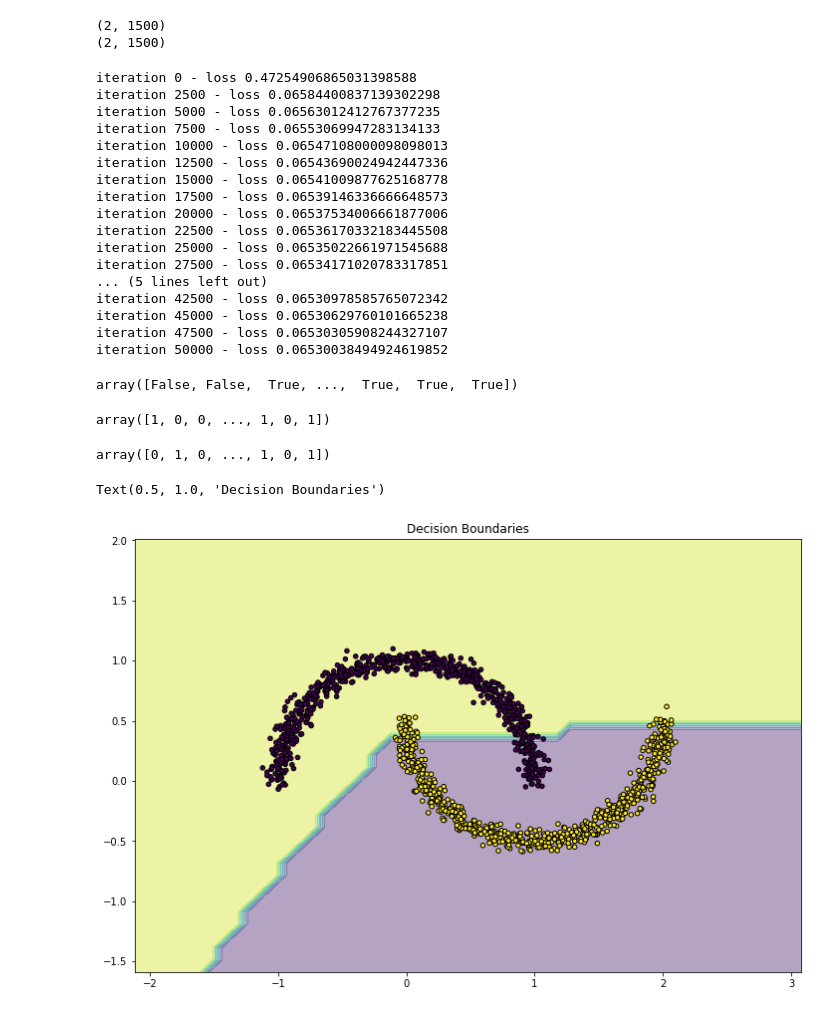
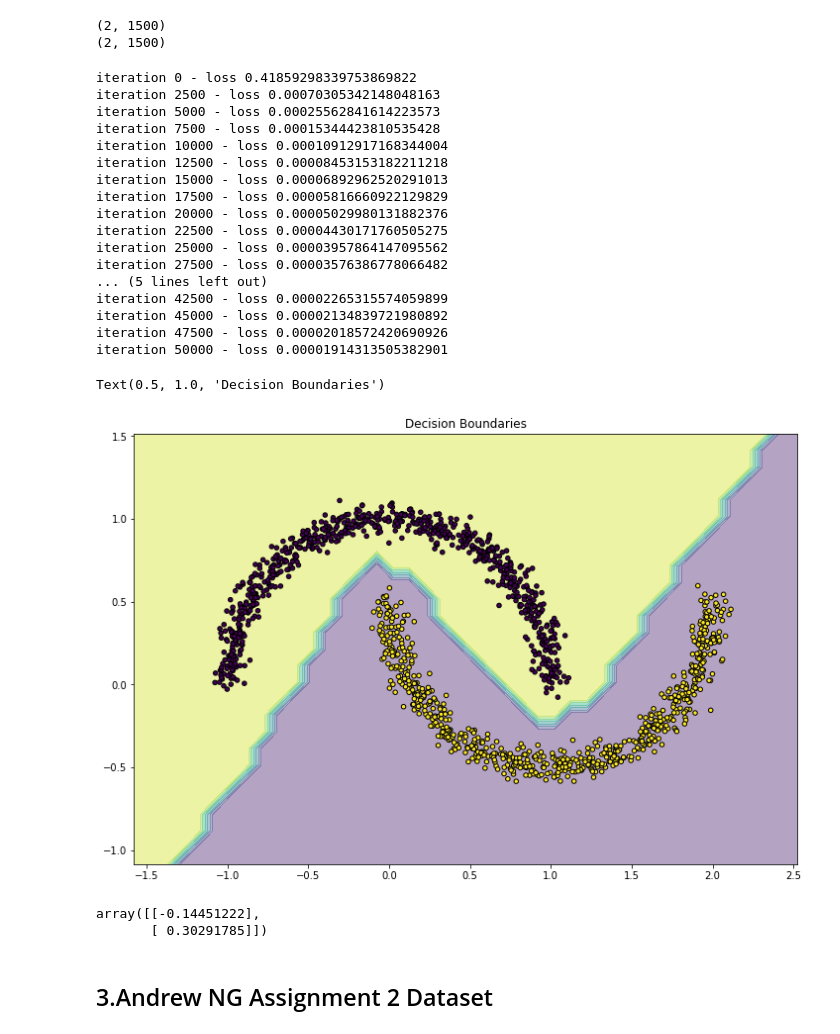
Before and after one commit to mcagriardic/Andrew-NG-Coursera, a Jupyter notebook: ex4/NeuralNetwork_class.ipynb, the cells around one changed output. Saved outputs shown, nothing was run; the diff lists cells and outputs as text; code cells hidden in the pictures.

Commit message:
tested the network with some benchmark datasets

```diff
--- a/ex4/NeuralNetwork_class.ipynb
+++ b/ex4/NeuralNetwork_class.ipynb
@@ -313,8 +295,8 @@ print(Y.shape)
 (2, 1500)
 # %%
 model = NeuralNetwork(
-    input_layer=(2, "elu"),
-    hidden_layer=[(6, "elu"),(4, "sigmoid")],
+    input_layer=(2, "tanh"),
+    hidden_layer=[(6, "tanh"),(4, "sigmoid")],
     output_layer=2,
     alpha=0.5,
     no_of_iterations=50000
@@ -322,55 +304,50 @@ model = NeuralNetwork(
 
 model.fit(X, Y)
 # %% [output]
-iteration 0 - loss 0.47254906865031398588
-iteration 2500 - loss 0.06584400837139302298
-iteration 5000 - loss 0.06563012412767377235
-iteration 7500 - loss 0.06553069947283134133
-iteration 10000 - loss 0.06547108000098098013
-iteration 12500 - loss 0.06543690024942447336
-iteration 15000 - loss 0.06541009877625168778
-iteration 17500 - loss 0.06539146336666648573
-iteration 20000 - loss 0.06537534006661877006
-iteration 22500 - loss 0.06536170332183445508
-iteration 25000 - loss 0.06535022661971545688
-iteration 27500 - loss 0.06534171020783317851
+iteration 0 - loss 0.41859298339753869822
+iteration 2500 - loss 0.00070305342148048163
+iteration 5000 - loss 0.00025562841614223573
+iteration 7500 - loss 0.00015344423810535428
+iteration 10000 - loss 0.00010912917168344004
+iteration 12500 - loss 0.00008453153182211218
+iteration 15000 - loss 0.00006892962520291013
+iteration 17500 - loss 0.00005816660922129829
+iteration 20000 - loss 0.00005029980131882376
+iteration 22500 - loss 0.00004430171760505275
+iteration 25000 - loss 0.00003957864147095562
+iteration 27500 - loss 0.00003576386778066482
 ... (5 lines left out)
-iteration 42500 - loss 0.06530978585765072342
-iteration 45000 - loss 0.06530629760101665238
-iteration 47500 - loss 0.06530305908244327107
-iteration 50000 - loss 0.06530038494924619852
+iteration 42500 - loss 0.00002265315574059899
+iteration 45000 - loss 0.00002134839721980892
+iteration 47500 - loss 0.00002018572420690926
+iteration 50000 - loss 0.00001914313505382901
-# %%
-self.predict(X) == np.argmax(Y, axis=0)
-# %% [output]
-array([False, False,  True, ...,  True,  True,  True])
-# %%
-self.predict(X)
-# %% [output]
-array([1, 0, 0, ..., 1, 0, 1])
-# %%
-np.argmax(Y, axis=0)
-# %% [output]
-array([0, 1, 0, ..., 1, 0, 1])
 # %%
 ### Decision Boundaries
 %matplotlib inline
 import matplotlib.pyplot as plt
 dt = x
-x_min, x_max = dt[:, 0].min() - 1, dt[:, 0].max() + 1
-y_min, y_max = dt[:, 1].min() - 1, dt[:, 1].max() + 1
+x_min, x_max = dt[:, 0].min() - 0.5, dt[:, 0].max() + 0.5
+y_min, y_max = dt[:, 1].min() - 0.5, dt[:, 1].max() + 0.5
 xx, yy = np.meshgrid(np.arange(x_min, x_max, 0.1),
                      np.arange(y_min, y_max, 0.1))
 
 # here "model" is your model's prediction (classification) function
 Z = model.predict(np.c_[xx.ravel(), yy.ravel()].T)
 
 # Put the result into a color plot
 Z = Z.reshape(xx.shape)
 plt.figure(figsize=(12,8))
 plt.contourf(xx, yy, Z,alpha=0.4)
 #plt.axis('off')
 plt.scatter(dt[:, 0], dt[:, 1], c=y,s=20, edgecolor='k')
 plt.title('Decision Boundaries')
 # %% [output]
 Text(0.5, 1.0, 'Decision Boundaries')
-[figure, old version]
+[figure, new version]
+# %%
+model.B[3]
+# %% [output]
+array([[-0.14451222],
+       [ 0.30291785]])
+# %% [markdown]
+## 3.Andrew NG Assignment 2 Dataset
```
Also changed, not shown: parts of 10 cells of this notebook.
